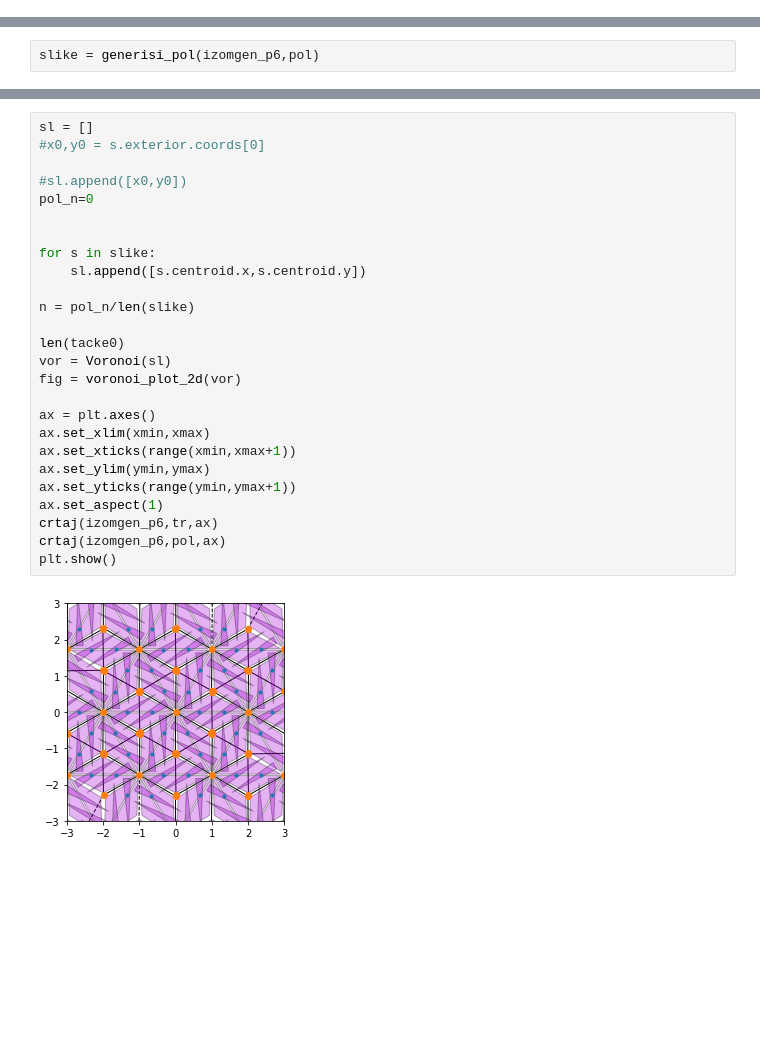
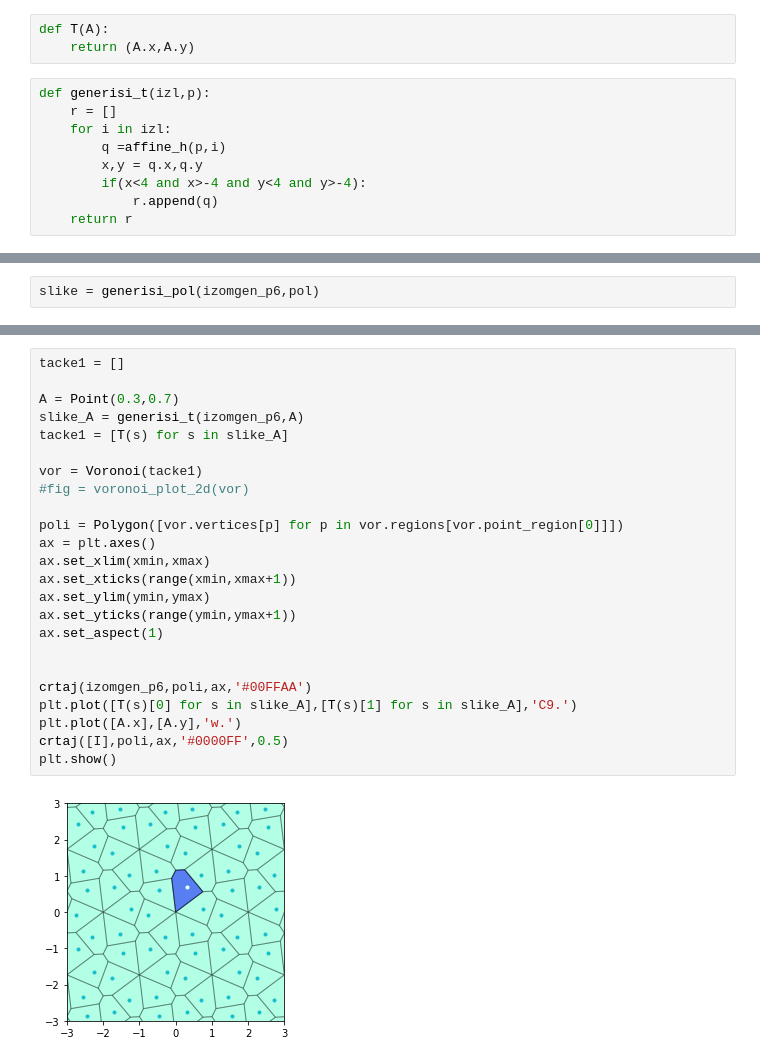
Before and after one commit to marinavas/poplocavanje, a Jupyter notebook: diagram.ipynb, the cells around one changed output, grey strips where cells are left out. Drawn from its saved outputs; the diff is of its cells as text; blank space fills up the shorter version.

Commit message:
voronoi 2.0 - konacno mnogo rucno zadatih tacaka

```diff
--- a/diagram.ipynb
+++ b/diagram.ipynb
@@ -14,6 +14,18 @@ def generisi_pol(izl,p):
         if(x<4 and x>-4 and y<4 and y>-4):
             r.append(q)
     return r
+# %%
+def T(A):
+    return (A.x,A.y)
+# %%
+def generisi_t(izl,p):
+    r = []
+    for i in izl:
+        q =affine_h(p,i)
+        x,y = q.x,q.y
+        if(x<4 and x>-4 and y<4 and y>-4):
+            r.append(q)
+    return r
 # %%
 #pol = Polygon([(0.25,0.1),(0.45, 0.1), (0.45,1), (0.25,1)])
 pol = Polygon([(0.25,0.1),(0.45, 0.1), (0.3,1.5)])
@@ -38,28 +57,26 @@ slike = generisi_pol(izomgen_p6,pol)
 # %%
-sl = []
-#x0,y0 = s.exterior.coords[0]
+tacke1 = []
 
-#sl.append([x0,y0])
-pol_n=0
+A = Point(0.3,0.7)
+slike_A = generisi_t(izomgen_p6,A)
+tacke1 = [T(s) for s in slike_A]
 
+vor = Voronoi(tacke1)
+#fig = voronoi_plot_2d(vor)
 
-for s in slike:
-    sl.append([s.centroid.x,s.centroid.y])
-
-n = pol_n/len(slike)
-
-len(tacke0)
-vor = Voronoi(sl)
-fig = voronoi_plot_2d(vor)
-
+poli = Polygon([vor.vertices[p] for p in vor.regions[vor.point_region[0]]])
 ax = plt.axes()
 ax.set_xlim(xmin,xmax)
 ax.set_xticks(range(xmin,xmax+1))
 ax.set_ylim(ymin,ymax)
 ax.set_yticks(range(ymin,ymax+1))
 ax.set_aspect(1)
-crtaj(izomgen_p6,tr,ax)
-crtaj(izomgen_p6,pol,ax)
+
+
+crtaj(izomgen_p6,poli,ax,'#00FFAA')
+plt.plot([T(s)[0] for s in slike_A],[T(s)[1] for s in slike_A],'C9.')
+plt.plot([A.x],[A.y],'w.')
+crtaj([I],poli,ax,'#0000FF',0.5)
 plt.show()
 # %% [output]
-[figure, old version]
+[figure, new version]
```
Also changed, not shown: parts of 5 cells of this notebook.
